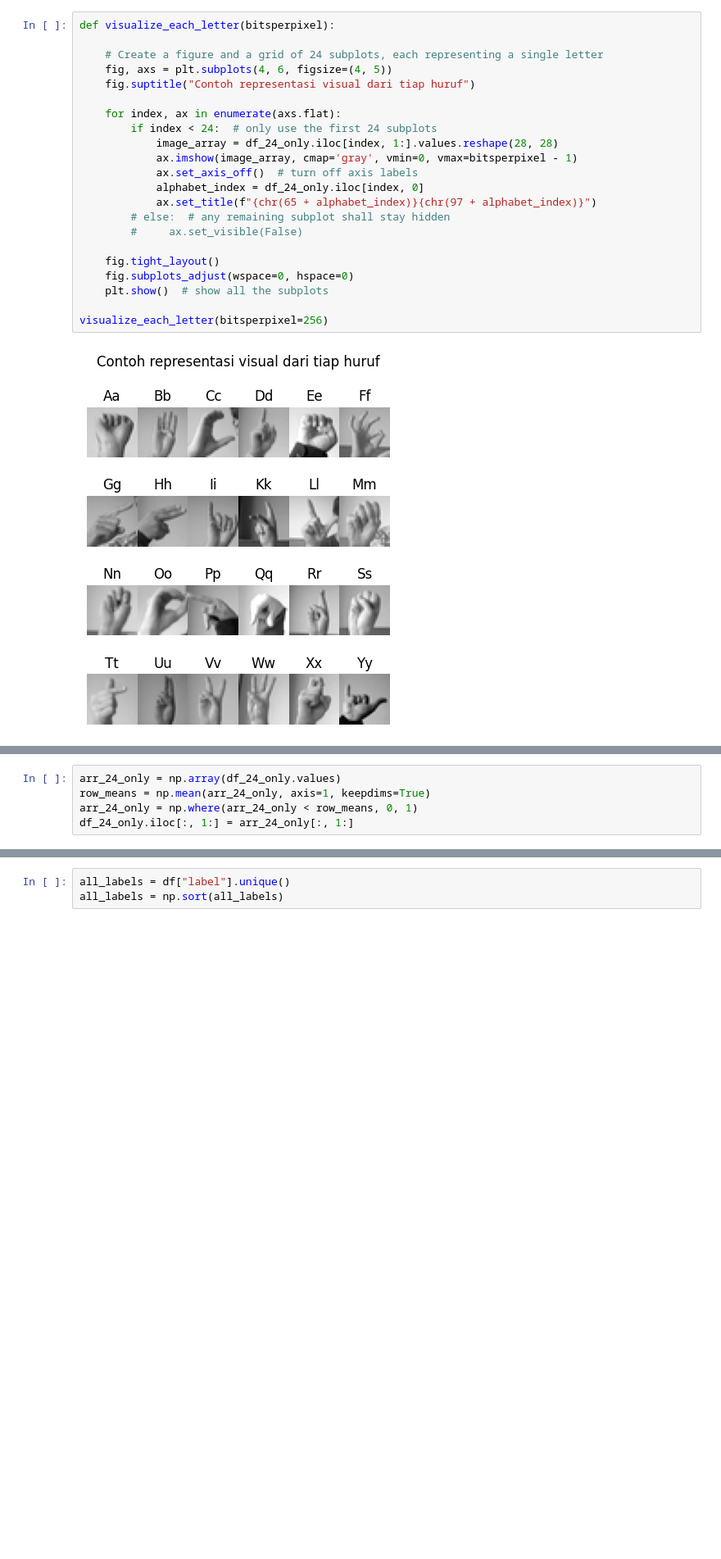
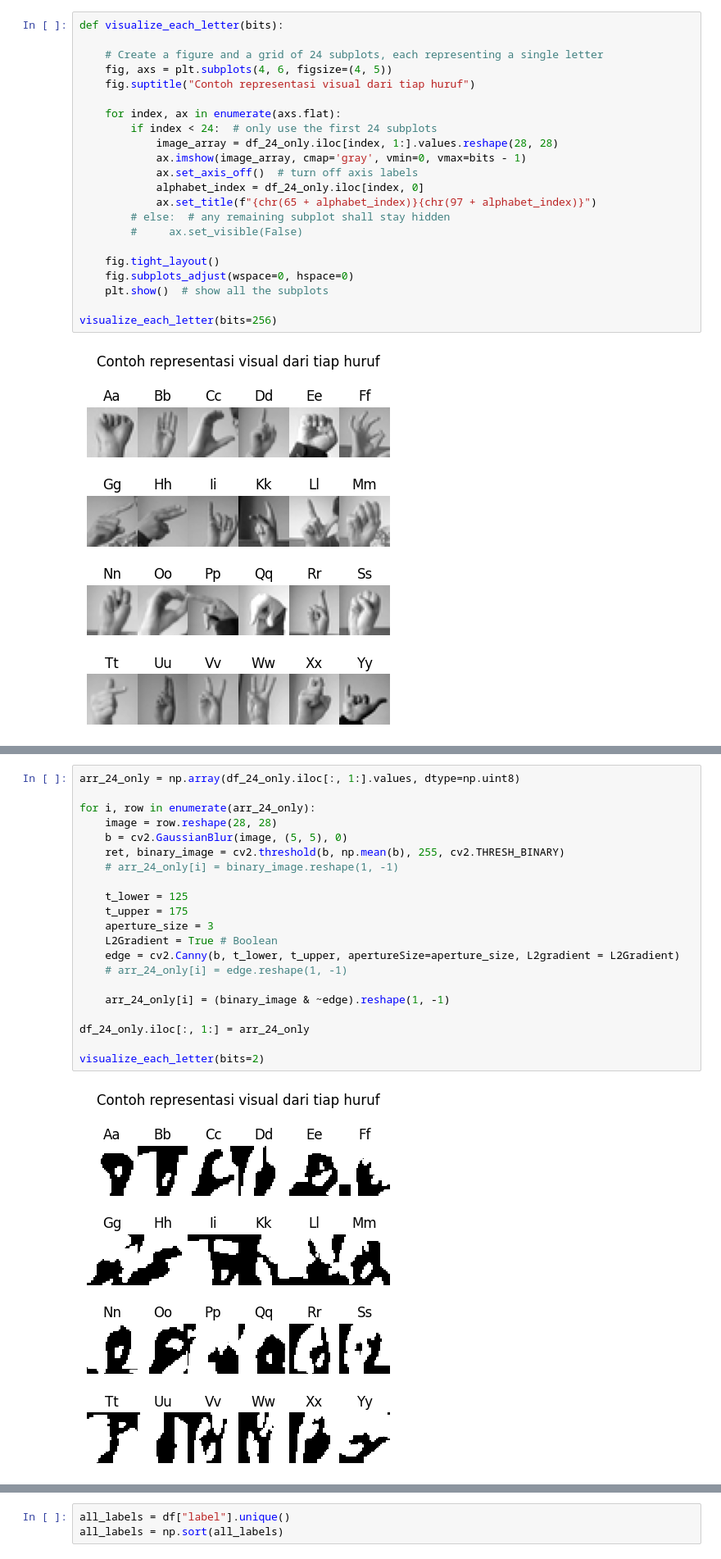
Before and after one commit to TimothyRT/ibda2032, a Jupyter notebook: ibda2032.ipynb, the cells around one changed output, grey strips where cells are left out. Shown at 82% size. Saved outputs shown, nothing was run; the diff lists cells and outputs as text; blank space fills up the shorter version.

```diff
--- a/ibda2032.ipynb
+++ b/ibda2032.ipynb
@@ -145,7 +146,7 @@ df_24_only.head()
 | 19 | 4 | 221 | 221 | 222 | 222 | 222 | 224 | 223 | 220 | 220 | ... | ... |
 5 rows × 785 columns
 # %%
-def visualize_each_letter(bitsperpixel):
+def visualize_each_letter(bits):
 
     # Create a figure and a grid of 24 subplots, each representing a single letter
     fig, axs = plt.subplots(4, 6, figsize=(4, 5))
@@ -154,7 +155,7 @@ def visualize_each_letter(bitsperpixel):
     for index, ax in enumerate(axs.flat):
         if index < 24:  # only use the first 24 subplots
             image_array = df_24_only.iloc[index, 1:].values.reshape(28, 28)
-            ax.imshow(image_array, cmap='gray', vmin=0, vmax=bitsperpixel - 1)
+            ax.imshow(image_array, cmap='gray', vmin=0, vmax=bits - 1)
             ax.set_axis_off()  # turn off axis labels
             alphabet_index = df_24_only.iloc[index, 0]
             ax.set_title(f"{chr(65 + alphabet_index)}{chr(97 + alphabet_index)}")
@@ -165,7 +166,7 @@ def visualize_each_letter(bitsperpixel):
     fig.subplots_adjust(wspace=0, hspace=0)
     plt.show()  # show all the subplots
 
-visualize_each_letter(bitsperpixel=256)
+visualize_each_letter(bits=256)
 # %% [output]
 [figure]
 # %% [markdown]
@@ -191,5 +196,0 @@ X_test = np.where(X_test < row_means, 0, 1)
-# %%
-arr_24_only = np.array(df_24_only.values)
-row_means = np.mean(arr_24_only, axis=1, keepdims=True)
-arr_24_only = np.where(arr_24_only < row_means, 0, 1)
-df_24_only.iloc[:, 1:] = arr_24_only[:, 1:]
@@ -199,0 +197,23 @@ visualize_each_letter(bitsperpixel=2)
+# %%
+arr_24_only = np.array(df_24_only.iloc[:, 1:].values, dtype=np.uint8)
+
+for i, row in enumerate(arr_24_only):
+    image = row.reshape(28, 28)
+    b = cv2.GaussianBlur(image, (5, 5), 0)
+    ret, binary_image = cv2.threshold(b, np.mean(b), 255, cv2.THRESH_BINARY)
+    # arr_24_only[i] = binary_image.reshape(1, -1)
+
+    t_lower = 125
+    t_upper = 175
+    aperture_size = 3
+    L2Gradient = True # Boolean
+    edge = cv2.Canny(b, t_lower, t_upper, apertureSize=aperture_size, L2gradient = L2Gradient)
+    # arr_24_only[i] = edge.reshape(1, -1)
+
+    arr_24_only[i] = (binary_image & ~edge).reshape(1, -1)
+
+df_24_only.iloc[:, 1:] = arr_24_only
+
+visualize_each_letter(bits=2)
+# %% [output]
+[figure, added]
```
Also changed, not shown: parts of 21 cells of this notebook.
